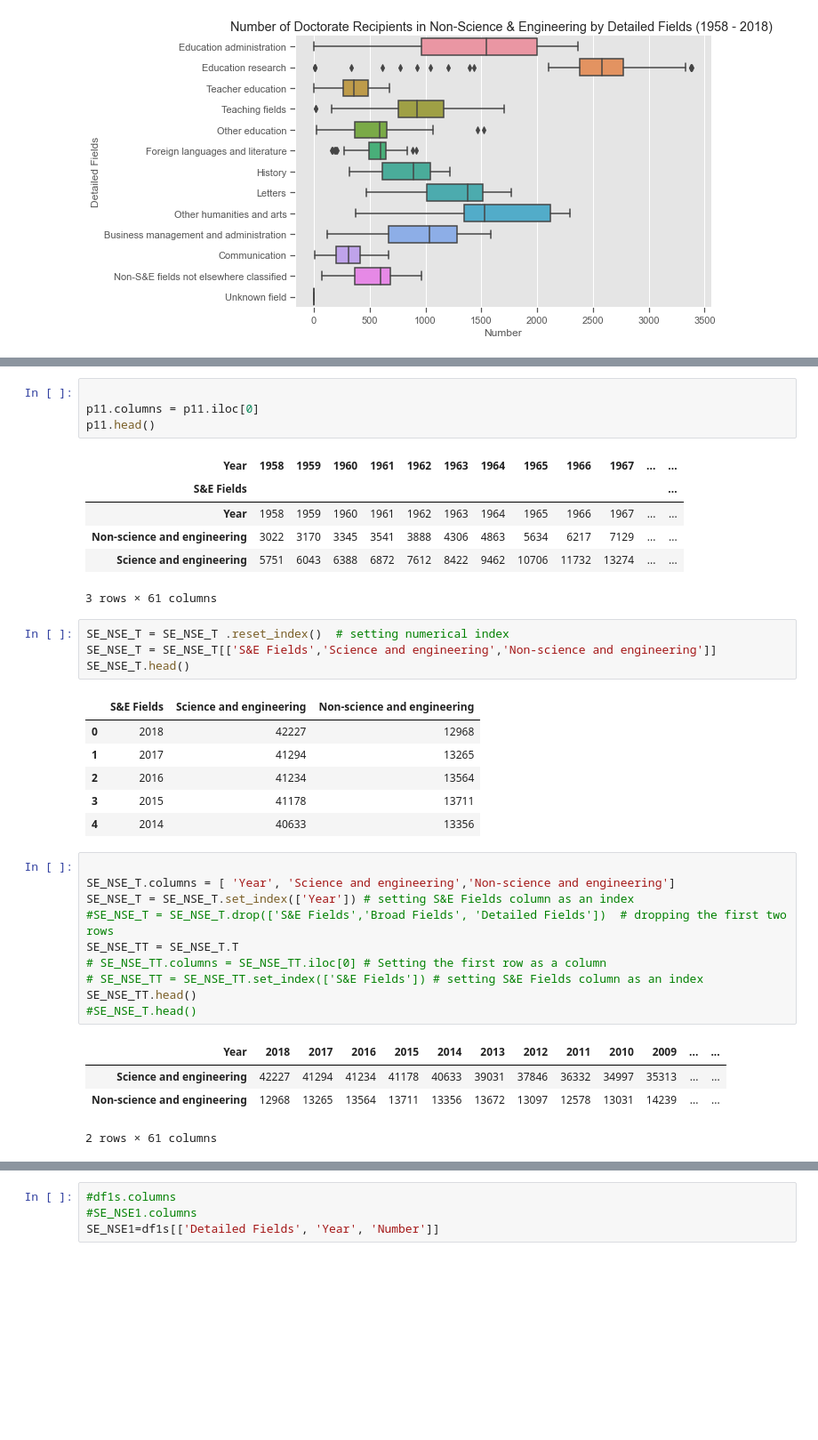
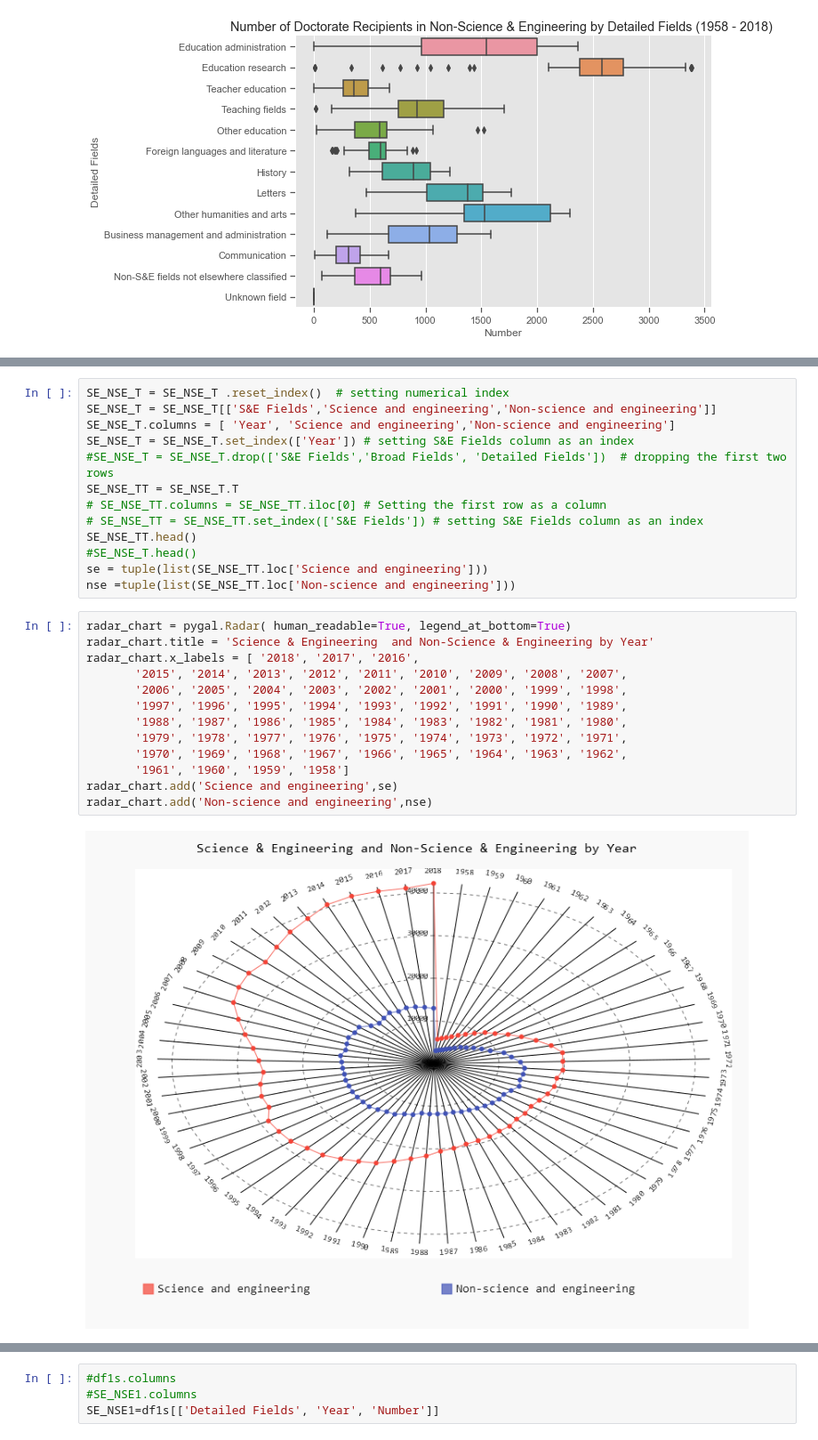
Before and after one commit to mulukenm/dataScience, a Jupyter notebook: SQLComparisonVisualization.ipynb, the cells around one changed output, grey strips where cells are left out. Shown at 89% size. Drawn from its saved outputs; the diff is of its cells as text; blank space fills up the shorter version.

```diff
--- a/SQLComparisonVisualization.ipynb
+++ b/SQLComparisonVisualization.ipynb
@@ -234,27 +202,6 @@ p11=p1.T
-# %%
-
-p11.columns = p11.iloc[0]
-p11.head()
-# %% [output]
-| Year | 1958 | 1959 | 1960 | 1961 | 1962 | 1963 | 1964 | 1965 | 1966 | 1967 | ... | ... |
-| S&E Fields |  |  |  |  |  |  |  |  |  |  |  | ... |
-| Year | 1958 | 1959 | 1960 | 1961 | 1962 | 1963 | 1964 | 1965 | 1966 | 1967 | ... | ... |
-| Non-science and engineering | 3022 | 3170 | 3345 | 3541 | 3888 | 4306 | 4863 | 5634 | 6217 | 7129 | ... | ... |
-| Science and engineering | 5751 | 6043 | 6388 | 6872 | 7612 | 8422 | 9462 | 10706 | 11732 | 13274 | ... | ... |
-3 rows × 61 columns
-# %%
-SE_NSE_T = SE_NSE_T .reset_index()  # setting numerical index
-SE_NSE_T = SE_NSE_T[['S&E Fields','Science and engineering','Non-science and engineering']]
-SE_NSE_T.head()
-# %% [output]
-|  | S&E Fields | Science and engineering | Non-science and engineering |
-| 0 | 2018 | 42227 | 12968 |
-| 1 | 2017 | 41294 | 13265 |
-| 2 | 2016 | 41234 | 13564 |
-| 3 | 2015 | 41178 | 13711 |
-| 4 | 2014 | 40633 | 13356 |
 # %%
-
+SE_NSE_T = SE_NSE_T .reset_index()  # setting numerical index
+SE_NSE_T = SE_NSE_T[['S&E Fields','Science and engineering','Non-science and engineering']]
 SE_NSE_T.columns = [ 'Year', 'Science and engineering','Non-science and engineering']
 SE_NSE_T = SE_NSE_T.set_index(['Year']) # setting S&E Fields column as an index
 #SE_NSE_T = SE_NSE_T.drop(['S&E Fields','Broad Fields', 'Detailed Fields'])  # dropping the first two rows
@@ -263,8 +210,20 @@ SE_NSE_TT = SE_NSE_T.T
 # SE_NSE_TT = SE_NSE_TT.set_index(['S&E Fields']) # setting S&E Fields column as an index
 SE_NSE_TT.head()
 #SE_NSE_T.head()
+se = tuple(list(SE_NSE_TT.loc['Science and engineering']))
+nse =tuple(list(SE_NSE_TT.loc['Non-science and engineering']))
-# %% [output]
-| Year | 2018 | 2017 | 2016 | 2015 | 2014 | 2013 | 2012 | 2011 | 2010 | 2009 | ... | ... |
-| Science and engineering | 42227 | 41294 | 41234 | 41178 | 40633 | 39031 | 37846 | 36332 | 34997 | 35313 | ... | ... |
-| Non-science and engineering | 12968 | 13265 | 13564 | 13711 | 13356 | 13672 | 13097 | 12578 | 13031 | 14239 | ... | ... |
-2 rows × 61 columns
+# %%
+radar_chart = pygal.Radar( human_readable=True, legend_at_bottom=True)
+radar_chart.title = 'Science & Engineering  and Non-Science & Engineering by Year'
+radar_chart.x_labels = [ '2018', '2017', '2016',
+       '2015', '2014', '2013', '2012', '2011', '2010', '2009', '2008', '2007',
+       '2006', '2005', '2004', '2003', '2002', '2001', '2000', '1999', '1998',
+       '1997', '1996', '1995', '1994', '1993', '1992', '1991', '1990', '1989',
+       '1988', '1987', '1986', '1985', '1984', '1983', '1982', '1981', '1980',
+       '1979', '1978', '1977', '1976', '1975', '1974', '1973', '1972', '1971',
+       '1970', '1969', '1968', '1967', '1966', '1965', '1964', '1963', '1962',
+       '1961', '1960', '1959', '1958']
+radar_chart.add('Science and engineering',se)
+radar_chart.add('Non-science and engineering',nse)
+# %% [output]
+[figure, added]
```
Also changed, not shown: parts of 6 cells of this notebook.
